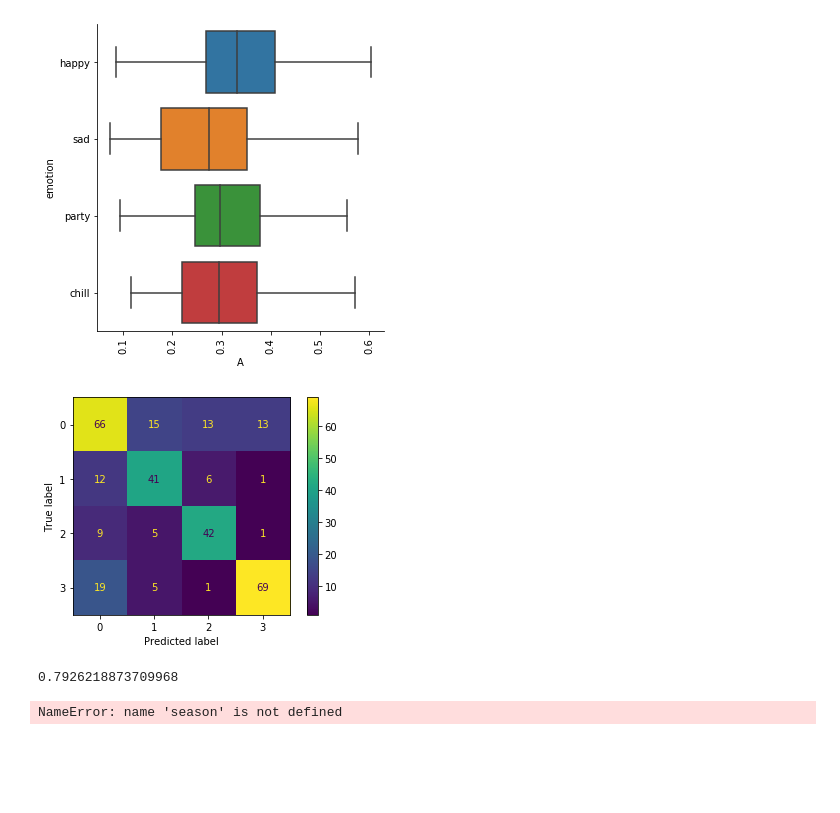
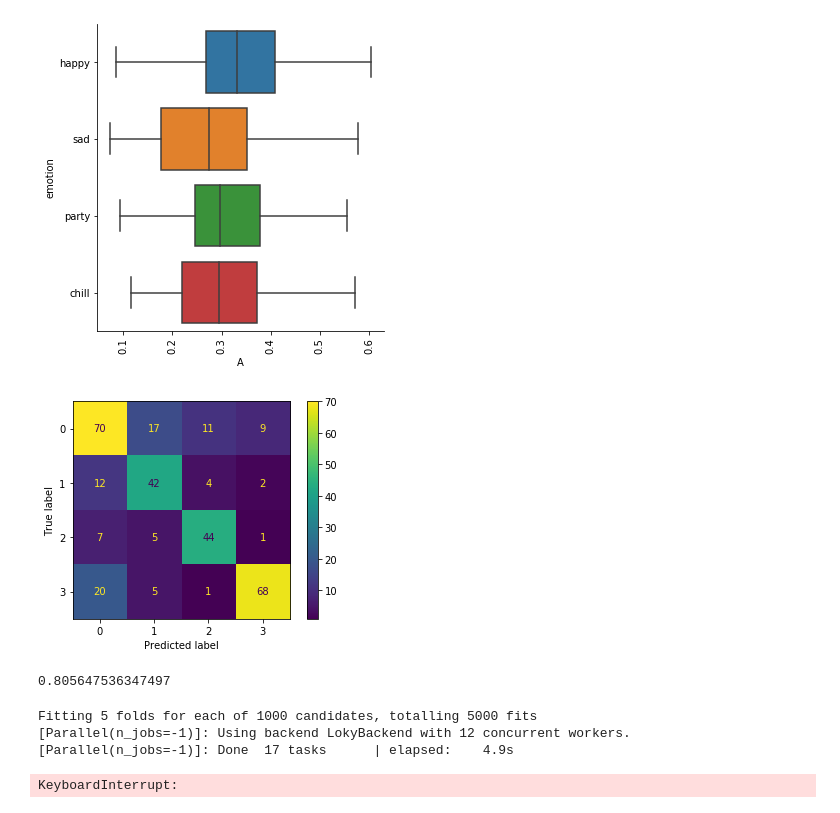
Before and after one commit to teehim/playlist_separator, a Jupyter notebook: emotion.ipynb, the cells around one changed output. Drawn from its saved outputs; the diff is of its cells as text; code cells hidden in the pictures; blank space fills up the shorter version.

```diff
--- a/emotion.ipynb
+++ b/emotion.ipynb
@@ -145,7 +145,14 @@ from matplotlib import pyplot
 X_train, X_test, y_train, y_test = train_test_split(track_df_out, emotion, test_size=0.30, random_state=33)
 ns_probs = [0 for _ in range(len(y_test))]
 # knn = KNeighborsClassifier(algorithm='brute', n_neighbors=95, p=1, weights='distance')
-rf = RandomForestClassifier()
+rf = RandomForestClassifier(bootstrap=True, ccp_alpha=0.0, class_weight=None,
+                       criterion='gini', max_depth=10, max_features='log2',
+                       max_leaf_nodes=None, max_samples=None,
+                       min_impurity_decrease=0.0, min_impurity_split=None,
+                       min_samples_leaf=1, min_samples_split=2,
+                       min_weight_fraction_leaf=0.0, n_estimators=600,
+                       n_jobs=None, oob_score=False, random_state=33,
+                       verbose=0, warm_start=False)
 model = rf.fit(X_train, y_train)
 lr_probs = model.predict_proba(X_test)
 # y_pred = model.predict(X_test)
@@ -160,35 +167,35 @@ y_pred = model.predict(X_test)
 multiclass_roc_auc_score(y_test, y_pred)
 # lr_probs = lr_probs[:, 1]
 # ns_auc = roc_auc_score(y_test, ns_probs)
 # lr_auc = roc_auc_score(y_test, lr_probs)
 
 # print('No Skill: ROC AUC=%.3f' % (ns_auc))
 # print('Logistic: ROC AUC=%.3f' % (lr_auc))
 
 # ns_fpr, ns_tpr, _ = roc_curve(y_test, ns_probs)
 # lr_fpr, lr_tpr, _ = roc_curve(y_test, lr_probs)
 
 # pyplot.plot(ns_fpr, ns_tpr, linestyle='--', label='No Skill')
 # pyplot.plot(lr_fpr, lr_tpr, marker='.', label='Logistic')
 
 # pyplot.xlabel('False Positive Rate')
 # pyplot.ylabel('True Positive Rate')
 
 # pyplot.legend()
 
 # pyplot.show()
 
 # fdf = pd.DataFrame(rf.feature_importances_, index=X_train.columns, columns=['imp'])
 # fdf = fdf.sort_values(by='imp', ascending=False)
 
 # features = []
 # for feature in zip(X_train.columns, rf.feature_importances_):
 #     features.append(feature[1])
 
 # print(fdf)
 # %% [output]
-[figure, old version]
+[figure, new version]
-0.7926218873709968
+0.805647536347497
 # %%
 from sklearn.model_selection import RandomizedSearchCV, GridSearchCV
 
@@ -215,20 +222,20 @@ from sklearn.multiclass import OneVsOneClassifier, OneVsRestClassifier
 
 rf = RandomForestClassifier(max_features='log2', bootstrap=True)
 
-n_estimators = [int(x) for x in np.linspace(start = 100, stop = 1000, num = 10)]
+n_estimators = [int(x) for x in np.linspace(start = 550, stop = 650, num = 100)]
 max_features = ['log2', 'sqrt', None]
-max_depth = [int(x) for x in np.linspace(10, 100, num = 10)]
+max_depth = [int(x) for x in np.linspace(1, 20, num = 20)]
 max_depth.append(None)
 # min_samples_split = [2, 5, 10]
 # min_samples_leaf = [1, 2, 4]
 bootstrap = [True, False]
 random_grid = {
                 'n_estimators': n_estimators,
-                'max_features': max_features,
+                # 'max_features': max_features,
                 'max_depth': max_depth,
                 # 'estimator__min_samples_split': min_samples_split,
                 # 'estimator__min_samples_leaf': min_samples_leaf,
-                'bootstrap': bootstrap
+                # 'bootstrap': bootstrap
                 }
 random_grid
 
@@ -236,4 +243,7 @@ rf_grid = RandomizedSearchCV(estimator=rf, param_distributions=random_grid, cv=5
 rf_grid.fit(track_df_out, emotion)
 rf_grid.best_estimator_
 # %% [output]
-NameError: name 'season' is not defined
+Fitting 5 folds for each of 1000 candidates, totalling 5000 fits
+[Parallel(n_jobs=-1)]: Using backend LokyBackend with 12 concurrent workers.
+[Parallel(n_jobs=-1)]: Done  17 tasks      | elapsed:    4.9s
+KeyboardInterrupt:
```
